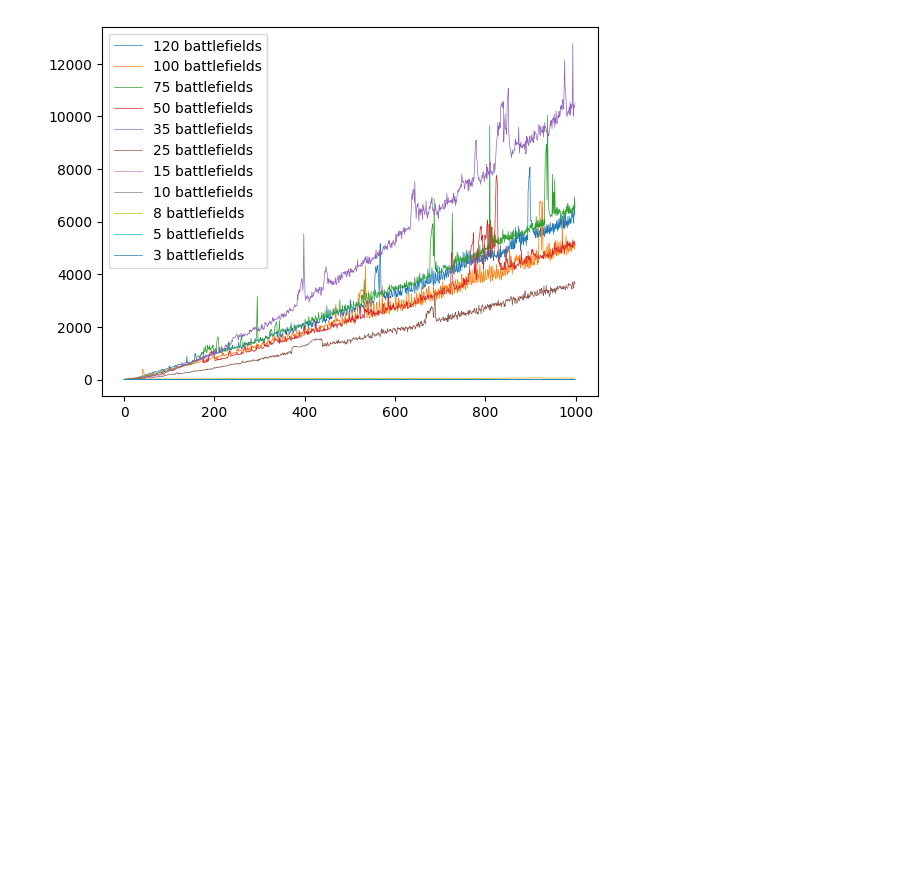
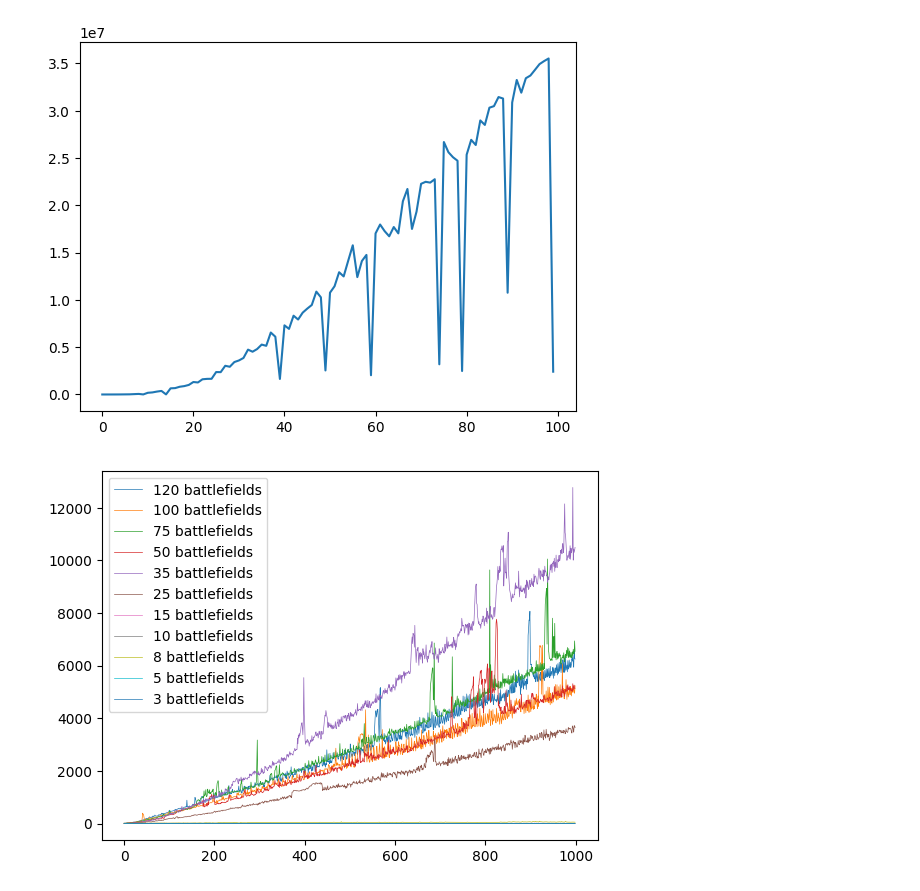
Before and after one commit to greg19/ae3, a Jupyter notebook: analysis/analyze.ipynb, the cells around one changed output. Drawn from its saved outputs; the diff is of its cells as text; code cells hidden in the pictures; blank space fills up the shorter version.

Commit message:
Generate time vs battlefield number plot

```diff
--- a/analysis/analyze.ipynb
+++ b/analysis/analyze.ipynb
@@ -7,6 +7,19 @@ base_path = "./data"
 
 def read(path: str) -> pd.DataFrame:
     return pd.read_csv(f"{path}.csv")
+# %%
+all_sized_datasets = range(1, 101)
+times = []
+for i in all_sized_datasets:
+    filename = f"{base_path}/analytics/sized/balanced_{i}"
+    df = read(filename)
+    total_time = sum(df["duration"])
+    times.append(total_time)
+
+plt.plot(times, label=f"runtime")
+plt.savefig(f"{base_path}/results/time_per_battlefields.png")
+# %% [output]
+[figure, added]
 # %%
 sized_datasets_available = [3, 5, 8, 10, 15, 25, 35, 50, 75, 100, 120]
 # %%
```
Also changed, not shown: 1 other file.
